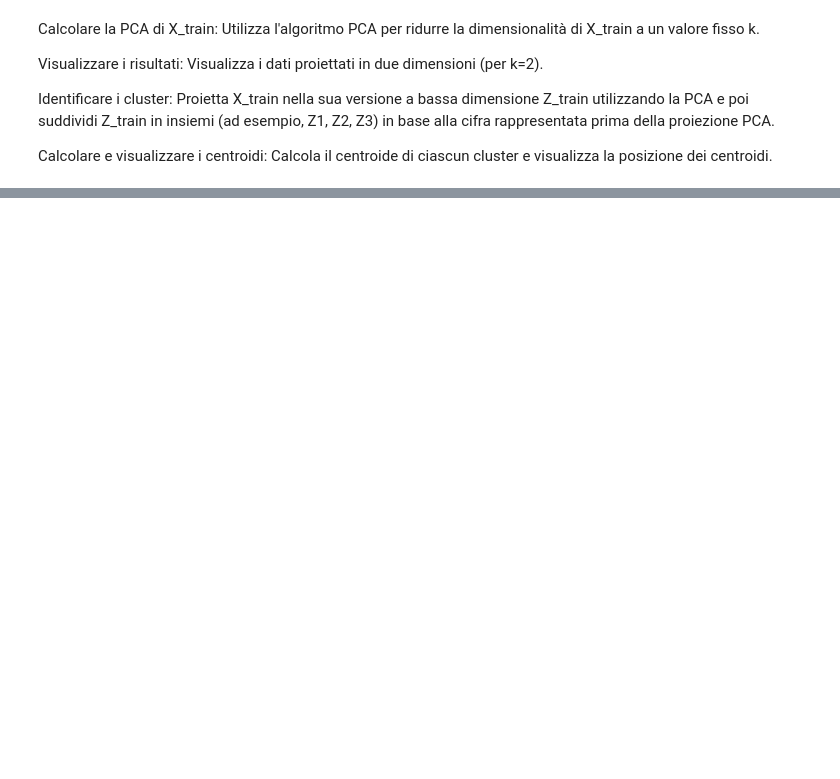
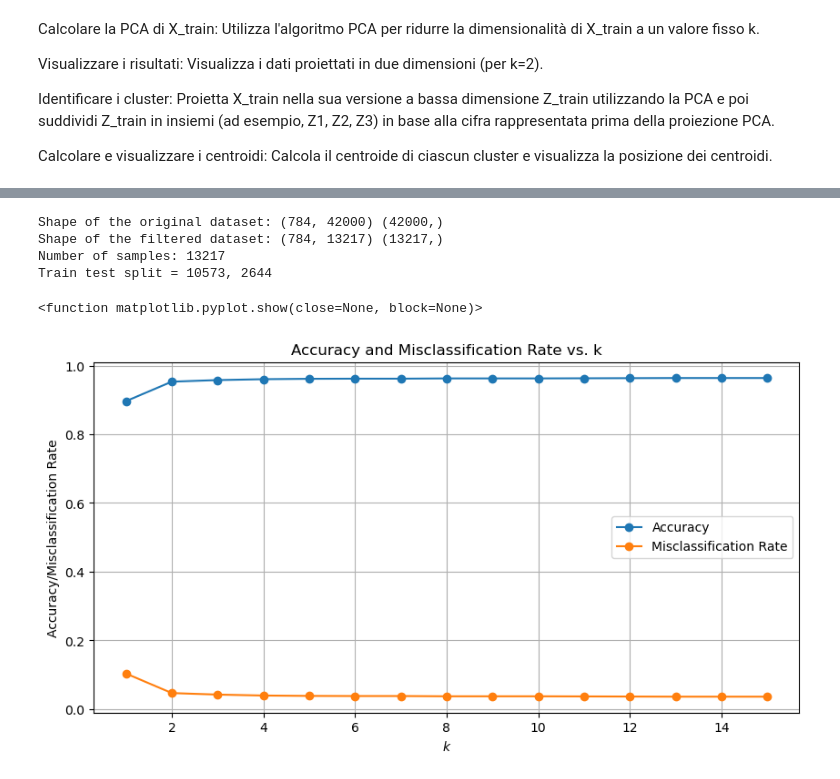
Before and after one commit to 26leonardo/homework_ssm_unibo, a Jupyter notebook: homework2.ipynb, the cells around one changed output, grey strips where cells are left out. Saved outputs shown, nothing was run; the diff lists cells and outputs as text; code cells hidden in the pictures; blank space fills up the shorter version.

```diff
--- a/homework2.ipynb
+++ b/homework2.ipynb
@@ -552,0 +773,35 @@ Calcolare e visualizzare i centroidi: Calcola il centroide di ciascun cluster e
+# %%
+# Extract digits
+labels = [0, 1, 7]
+X_0_1_7, Y_0_1_7 = filter_dataset(X, Y, labels)
+d, N = X_0_1_7.shape
+print(f"Number of samples: {N}")
+# Train Test split
+(X_0_1_7_train, Y_0_1_7_train), (X_0_1_7_test, Y_0_1_7_test) = split_data(X_0_1_7, Y_0_1_7, 0.8 )
+
+kk = np.arange(1, 16)
+accuracy_l = []
+mr_l = []
+for k in kk:
+    Z_0_1_7_train_k, proj_centr_clust_k, P_k = PCA(X_0_1_7_train, Y_0_1_7_train, labels, d, k)
+    Z_0_1_7_test_k = project_test_set(X_0_1_7_test, P_k)
+    MR, Acc = evaluation_PCA(Z_0_1_7_test_k, Y_0_1_7_test, proj_centr_clust_k, labels)
+    accuracy_l.append(Acc)
+    mr_l.append(MR)
+
+plt.figure(figsize=(10, 5))
+plt.plot(kk, accuracy_l, marker='o', label='Accuracy')
+plt.plot(kk, mr_l, marker='o', label='Misclassification Rate')
+plt.title("Accuracy and Misclassification Rate vs. k")
+plt.xlabel(r'$k$')
+plt.ylabel("Accuracy/Misclassification Rate")
+plt.legend()
+plt.grid()
+plt.show
+# %% [output]
+Shape of the original dataset: (784, 42000) (42000,)
+Shape of the filtered dataset: (784, 13217) (13217,)
+Number of samples: 13217
+Train test split = 10573, 2644
+<function matplotlib.pyplot.show(close=None, block=None)>
+[figure, added]
```
Also changed, not shown: parts of 24 cells of this notebook.
